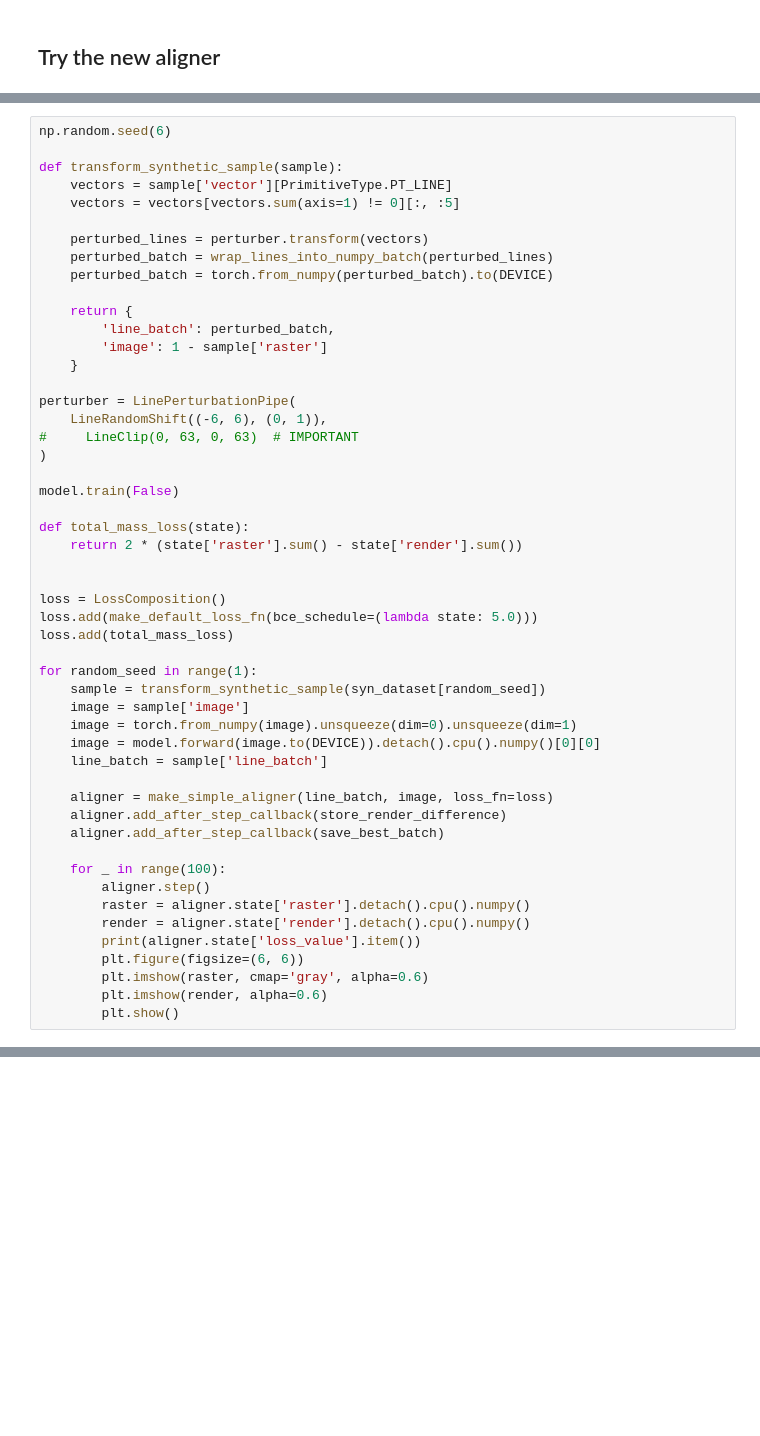
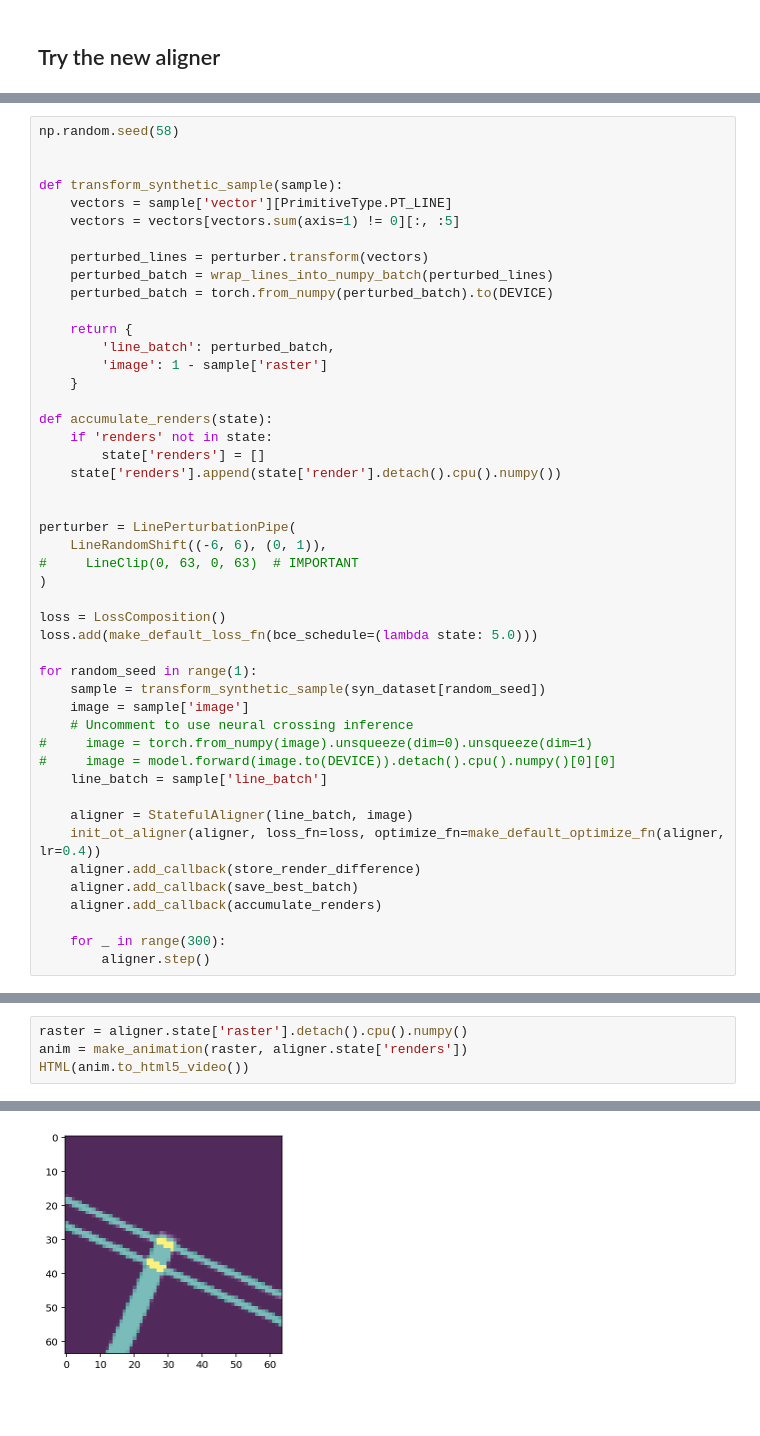
Before and after one commit to apnkv/optimization_vectorization, a Jupyter notebook: stateful.ipynb, the cells around one changed output, grey strips where cells are left out. Drawn from its saved outputs; the diff is of its cells as text; blank space fills up the shorter version.

Commit message:
Customizable lr, ffmpeg animations

```diff
--- a/stateful.ipynb
+++ b/stateful.ipynb
@@ -77,5 +113,6 @@ for epoch in range(50):
 # %%
-np.random.seed(6)
+np.random.seed(58)
+
 
 def transform_synthetic_sample(sample):
     vectors = sample['vector'][PrimitiveType.PT_LINE]
@@ -90,38 +127,33 @@ def transform_synthetic_sample(sample):
         'image': 1 - sample['raster']
     }
 
+def accumulate_renders(state):
+    if 'renders' not in state:
+        state['renders'] = []
+    state['renders'].append(state['render'].detach().cpu().numpy())
+
+
 perturber = LinePerturbationPipe(
     LineRandomShift((-6, 6), (0, 1)),
 #     LineClip(0, 63, 0, 63)  # IMPORTANT
 )
 
-model.train(False)
-
-def total_mass_loss(state):
-    return 2 * (state['raster'].sum() - state['render'].sum())
-
-
 loss = LossComposition()
 loss.add(make_default_loss_fn(bce_schedule=(lambda state: 5.0)))
-loss.add(total_mass_loss)
 
 for random_seed in range(1):
     sample = transform_synthetic_sample(syn_dataset[random_seed])
     image = sample['image']
-    image = torch.from_numpy(image).unsqueeze(dim=0).unsqueeze(dim=1)
-    image = model.forward(image.to(DEVICE)).detach().cpu().numpy()[0][0]
+    # Uncomment to use neural crossing inference
+#     image = torch.from_numpy(image).unsqueeze(dim=0).unsqueeze(dim=1)
+#     image = model.forward(image.to(DEVICE)).detach().cpu().numpy()[0][0]
     line_batch = sample['line_batch']
 
-    aligner = make_simple_aligner(line_batch, image, loss_fn=loss)
-    aligner.add_after_step_callback(store_render_difference)
-    aligner.add_after_step_callback(save_best_batch)
+    aligner = StatefulAligner(line_batch, image)
+    init_ot_aligner(aligner, loss_fn=loss, optimize_fn=make_default_optimize_fn(aligner, lr=0.4))
+    aligner.add_callback(store_render_difference)
+    aligner.add_callback(save_best_batch)
+    aligner.add_callback(accumulate_renders)
 
-    for _ in range(100):
+    for _ in range(300):
         aligner.step()
-        raster = aligner.state['raster'].detach().cpu().numpy()
-        render = aligner.state['render'].detach().cpu().numpy()
-        print(aligner.state['loss_value'].item())
-        plt.figure(figsize=(6, 6))
-        plt.imshow(raster, cmap='gray', alpha=0.6)
-        plt.imshow(render, alpha=0.6)
-        plt.show()
@@ -141,0 +160,5 @@ for random_seed in range(1):
+# %%
+raster = aligner.state['raster'].detach().cpu().numpy()
+anim = make_animation(raster, aligner.state['renders'])
+HTML(anim.to_html5_video())
+# %% [output]
@@ -142,2 +166,3 @@ for random_seed in range(1):
+[figure, added]
 # %% [markdown]
 #####
```
Also changed, not shown: parts of 5 cells of this notebook, 3 other files.
